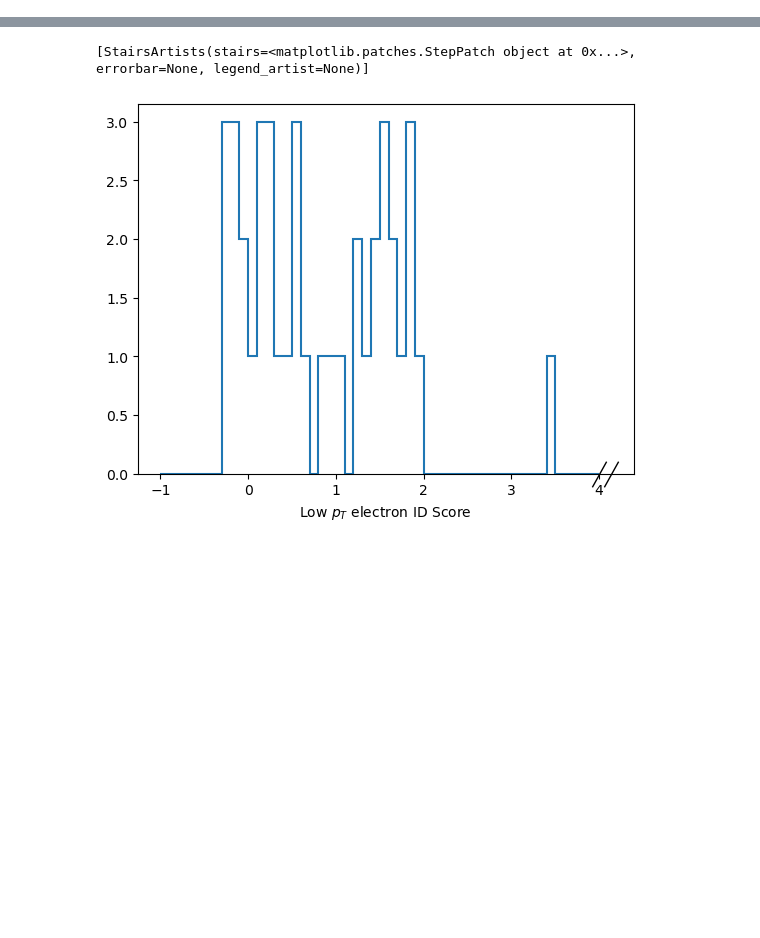
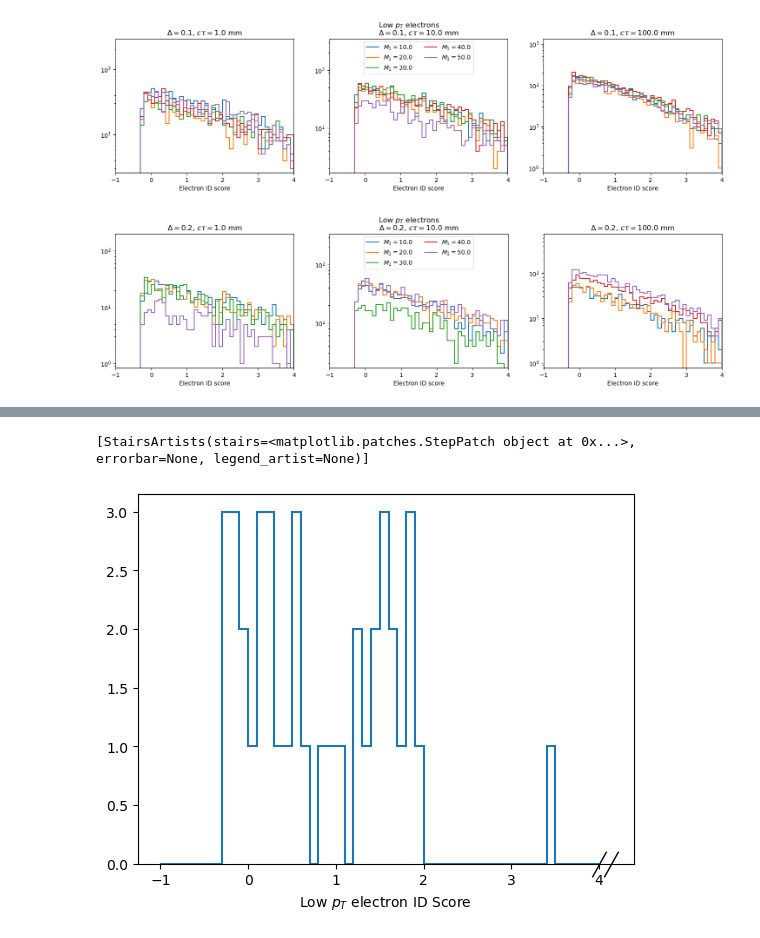
Before and after one commit to liviakong/iDMe, a Jupyter notebook: python_analysis/studies/electronID/histograms.ipynb, the cells around one changed output, grey strips where cells are left out. Saved outputs shown, nothing was run; the diff lists cells and outputs as text; code cells hidden in the pictures; blank space fills up the shorter version.

```diff
--- a/python_analysis/studies/electronID/histograms.ipynb
+++ b/python_analysis/studies/electronID/histograms.ipynb
@@ -0,0 +17,22 @@
+# %%
+f_sig = "skimmed_signal_v2_2018_aEM.coffea"
+sig = util.load(f_sig)[0]
+
+bkg_files = {
+    "QCD":"skimmed_bkg_2018_QCD_TuneCP5_PSWeights.coffea",
+    "Top":"skimmed_bkg_2018_Top.coffea",
+    "DY":"skimmed_bkg_2018_DY.coffea",
+    "Diboson":"skimmed_bkg_2018_Diboson.coffea",
+    "Triboson":"skimmed_bkg_2018_Triboson.coffea",
+    "W+jets":"skimmed_bkg_2018_WJets.coffea",
+    "Z+jets":"skimmed_bkg_2018_ZJets.coffea"
+}
+bkg_histos = {}
+histograms = []
+for b in bkg_files.keys():
+    bkg_histos[b] = util.load(bkg_files[b])[0]
+    histograms = list(bkg_histos[b].keys())
+bkg = {}
+for h in histograms:
+    if type(bkg_histos['W+jets'][h]) == hist.Hist and bkg_histos['W+jets'][h].sum(flow=True).value > 0:
+        bkg[h] = {b:bkg_histos[b][h][{"samp":sum}] for b in bkg_histos.keys()}
@@ -0,0 +217,5 @@
+# %%
+plotSignal("lowPtElectron_ID",[-1,4],logy=True,xlabel="Electron ID score",cut="cut0",title=r"Low $p_T$ electrons")
+# %% [output]
+[figure, new version]
+[figure, new version]
```
Also changed, not shown: parts of 12 cells of this notebook, 2 other files.
